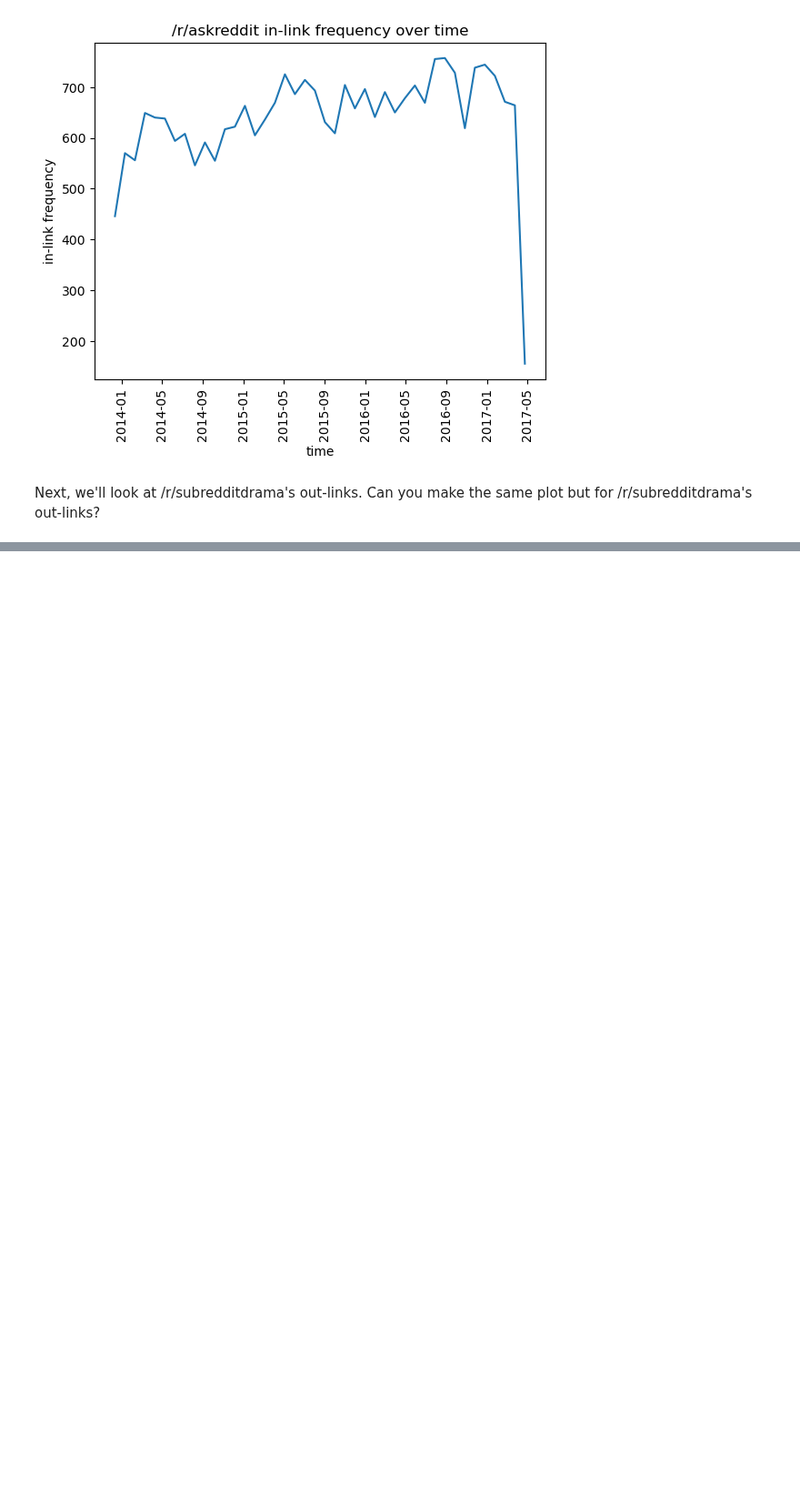
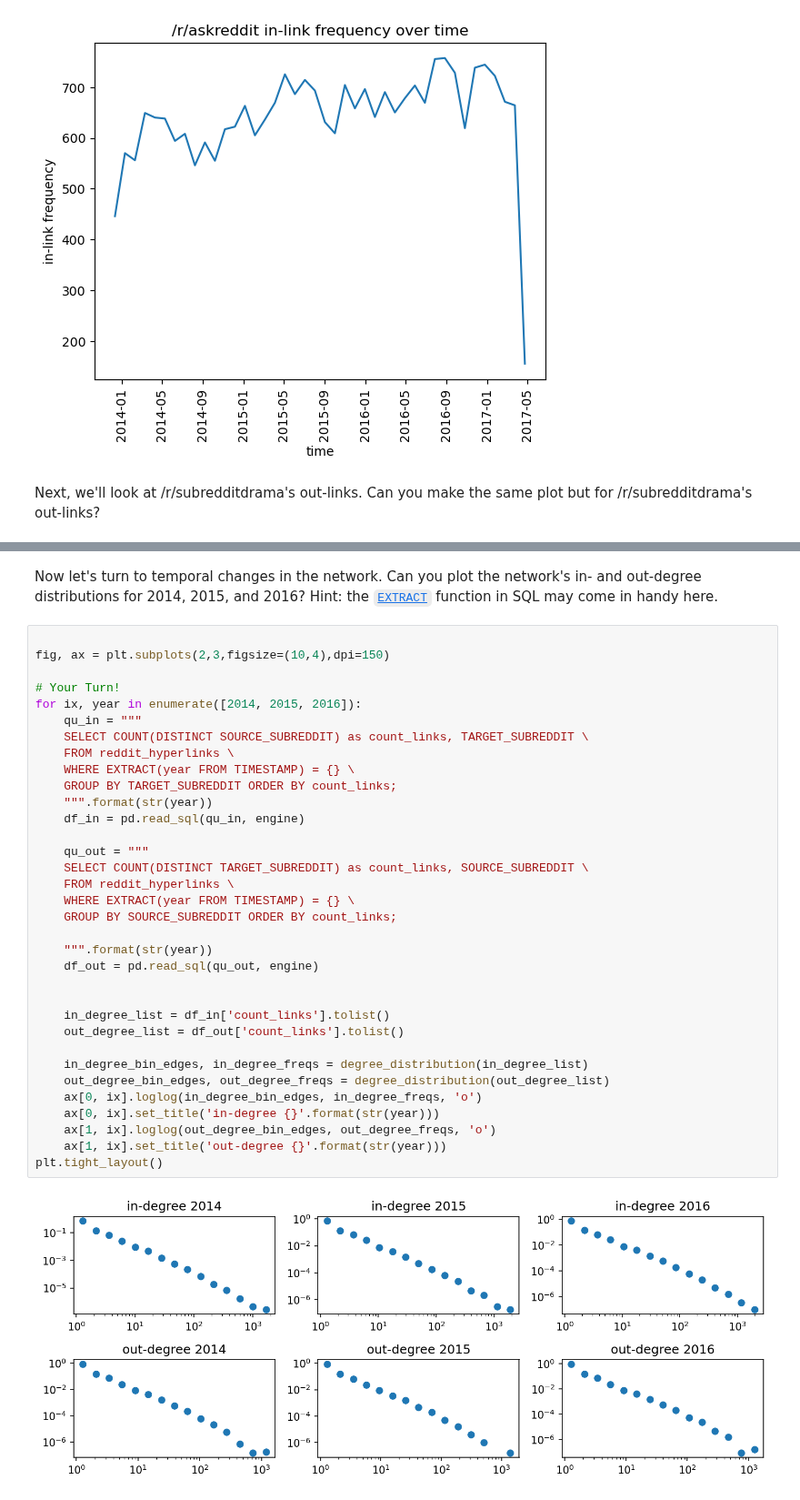
Before and after one commit to asmithh/network-science-data-book, a Jupyter notebook: class_09_datascience2.ipynb, the cells around one changed output, grey strips where cells are left out. Shown at 91% size. Drawn from its saved outputs; the diff is of its cells as text; blank space fills up the shorter version.

```diff
--- a/class_09_datascience2.ipynb
+++ b/class_09_datascience2.ipynb
@@ -201,0 +275,38 @@ Next, we'll look at /r/subredditdrama's out-links. Can you make the same plot bu
+# %% [markdown]
+Now let's turn to temporal changes in the network. Can you plot the network's in- and out-degree distributions for 2014, 2015, and 2016? Hint: the [`EXTRACT`](https://www.w3schools.com/Sql/func_mysql_extract.asp) function in SQL may come in handy here.
+# %%
+
+fig, ax = plt.subplots(2,3,figsize=(10,4),dpi=150)
+
+# Your Turn!
+for ix, year in enumerate([2014, 2015, 2016]):
+    qu_in = """
+    SELECT COUNT(DISTINCT SOURCE_SUBREDDIT) as count_links, TARGET_SUBREDDIT \
+    FROM reddit_hyperlinks \
+    WHERE EXTRACT(year FROM TIMESTAMP) = {} \
+    GROUP BY TARGET_SUBREDDIT ORDER BY count_links;
+    """.format(str(year))
+    df_in = pd.read_sql(qu_in, engine)
+
+    qu_out = """
+    SELECT COUNT(DISTINCT TARGET_SUBREDDIT) as count_links, SOURCE_SUBREDDIT \
+    FROM reddit_hyperlinks \
+    WHERE EXTRACT(year FROM TIMESTAMP) = {} \
+    GROUP BY SOURCE_SUBREDDIT ORDER BY count_links;
+
+    """.format(str(year))
+    df_out = pd.read_sql(qu_out, engine)
+
+
+    in_degree_list = df_in['count_links'].tolist()
+    out_degree_list = df_out['count_links'].tolist()
+
+    in_degree_bin_edges, in_degree_freqs = degree_distribution(in_degree_list)
+    out_degree_bin_edges, out_degree_freqs = degree_distribution(out_degree_list)
+    ax[0, ix].loglog(in_degree_bin_edges, in_degree_freqs, 'o')
+    ax[0, ix].set_title('in-degree {}'.format(str(year)))
+    ax[1, ix].loglog(out_degree_bin_edges, out_degree_freqs, 'o')
+    ax[1, ix].set_title('out-degree {}'.format(str(year)))
+plt.tight_layout()
+# %% [output]
+[figure, added]
```
Also changed, not shown: parts of 6 cells of this notebook.
